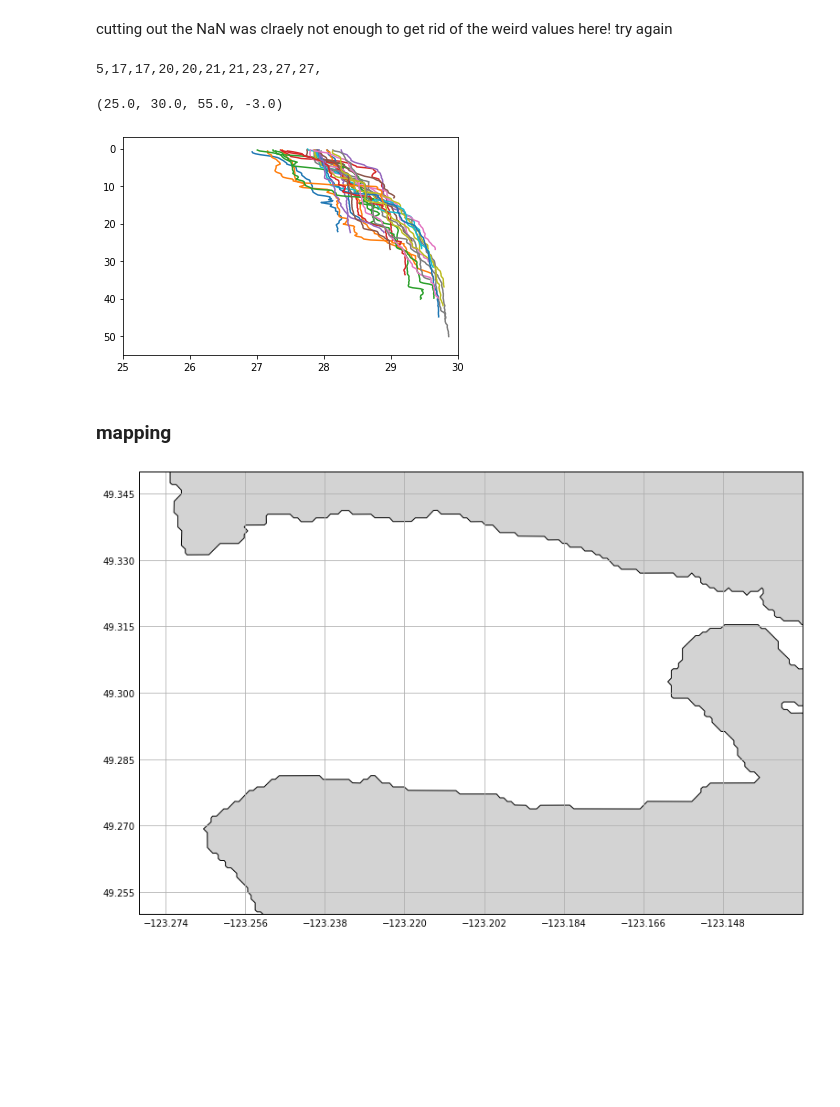
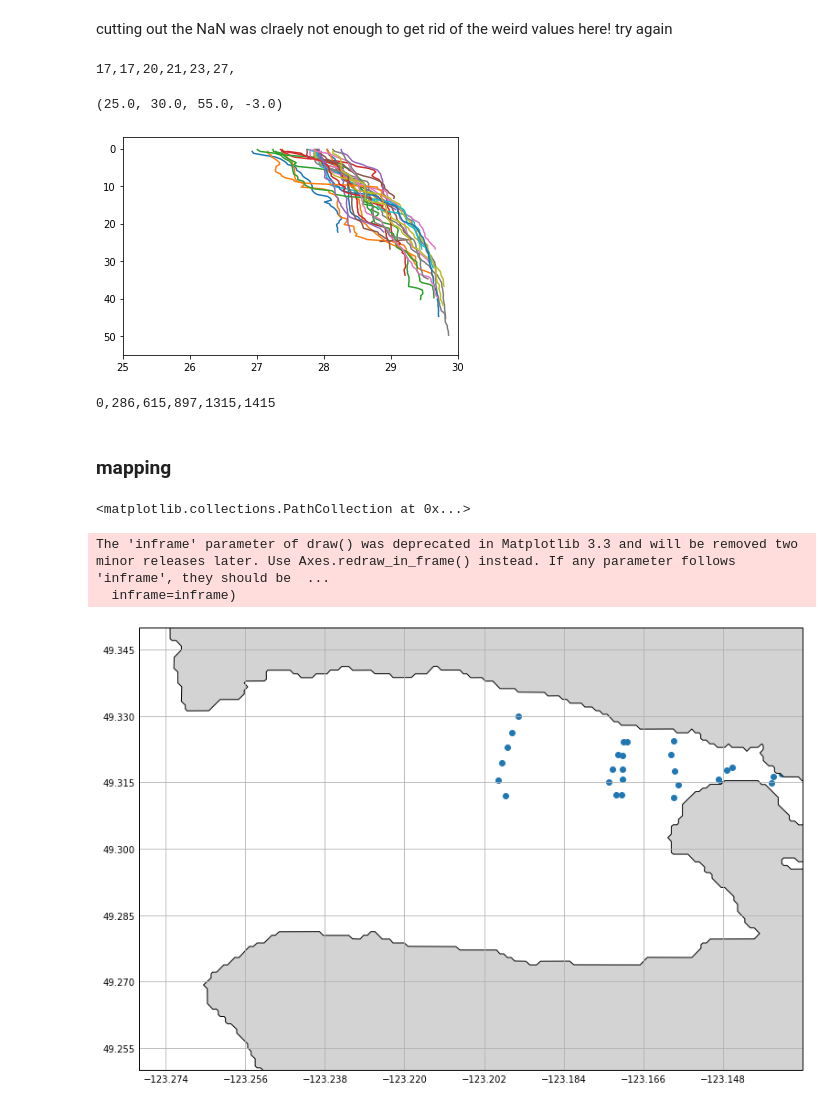
Before and after one commit to rbeutel/EOSC573, a Jupyter notebook: project/CTDfeb192021.ipynb, the cells around one changed output. Saved outputs shown, nothing was run; the diff lists cells and outputs as text; code cells hidden in the pictures; blank space fills up the shorter version.

Commit message:
density plots

```diff
--- a/project/CTDfeb192021.ipynb
+++ b/project/CTDfeb192021.ipynb
@@ -47,7 +44,7 @@ def _todict(matobj):
             dict[strg] = elem
     return dict
 # %%
-CTD = loadmat('RBRfeb192021.mat')['R1p3']['data'];
+CTD = loadmat('RBRfeb192021_bin50.mat')['R1p3']['data'];
 # %%
 #column of values that each data type is in
 temp = 1
@@ -84,17 +81,17 @@ for i in range(len(CTD)):
         if CTD[i].values[j,salinity]-CTD[i].values[j+1,salinity] >0.5:
             print(i, end =",")
 # %% [output]
-5,17,17,20,20,21,21,23,27,27,
+17,17,20,21,23,27,
 # %%
 #the amount that each of those needs to be trimmed by is equal to the amount of times they are repeated in that list
 
 #make sure to only run this cell once! trimming the wonky values off the end
-CTD[5].values = CTD[5].values[:-1,:]
+#CTD[5].values = CTD[5].values[:-1,:]
 CTD[17].values = CTD[17].values[:-2,:]
-CTD[20].values = CTD[20].values[:-2,:]
-CTD[21].values = CTD[21].values[:-2,:]
+CTD[20].values = CTD[20].values[:-1,:]
+CTD[21].values = CTD[21].values[:-1,:]
 CTD[23].values = CTD[23].values[:-1,:]
-CTD[27].values = CTD[27].values[:-2,:]
+CTD[27].values = CTD[27].values[:-1,:]
 # %%
 #plot salinity again to see if it looks ok
 for i in range(len(CTD)):
@@ -102,4 +99,14 @@ for i in range(len(CTD)):
 plt.axis([25,30,55,-3])
 # %% [output]
 (25.0, 30.0, 55.0, -3.0)
-[figure, old version]
+[figure, new version]
+# %%
+#think its a good idea now to remove some of the data we're going to be using a lot from this complicated struct
+# as a pandas dataframe so its easy to look at
+d = {'station': [CTD[i].station for i in range(len(CTD))],
+     'lat': [CTD[i].latitude for i in range(len(CTD))],
+     'lon': [CTD[i].longitude for i in range(len(CTD))],
+     'depth': [CTD[i].depth for i in range(len(CTD))],
+     'data': [CTD[i].values for i in range(len(CTD))]}
+df = pd.DataFrame(data=d)
+df;
@@ -106,3 +153,17 @@ plt.axis([25,30,55,-3])
+# %%
+#the df didnt export properly to a csv because of how the arrays are setup in the data column
+#easiest fix is just not to export it and to find seperation between each transect here and bring these numbers into the other notebook
+
+#lets find the speration indext between each transect, defined as the index of the first value in each transect
+tr1 = 0
+tr2 = sum([len(df.data[i]) for i in range(5)])
+tr3 = sum([len(df.data[i]) for i in range(10)])
+tr4 = sum([len(df.data[i]) for i in range(15)])
+tr5 = sum([len(df.data[i]) for i in range(21)])
+tr2b = sum([len(df.data[i]) for i in range(24)])
+print(str(tr1)+','+str(tr2)+','+str(tr3)+','+str(tr4)+','+str(tr5)+','+str(tr2b))
+# %% [output]
+0,286,615,897,1315,1415
 # %% [markdown]
 ### mapping
 # %%
@@ -118,8 +179,14 @@ extent = [-123.28, -123.13, 49.35, 49.25]
 # %%
 coast = GSHHSFeature(scale='full')
 
 fig, ax = make_map(projection=ccrs.PlateCarree())
 ax.set_extent(extent)
 feature = ax.add_feature(coast, edgecolor='black', facecolor='lightgray')
+
+#plot stations with labels
+plt.scatter(df.lon, df.lat)
 # %% [output]
+<matplotlib.collections.PathCollection at 0x...>
+The 'inframe' parameter of draw() was deprecated in Matplotlib 3.3 and will be removed two minor releases later. Use Axes.redraw_in_frame() instead. If any parameter follows 'inframe', they should be  ...
+  inframe=inframe)
-[figure, old version]
+[figure, new version]
```
Also changed, not shown: parts of 6 cells of this notebook, 3 other files.
